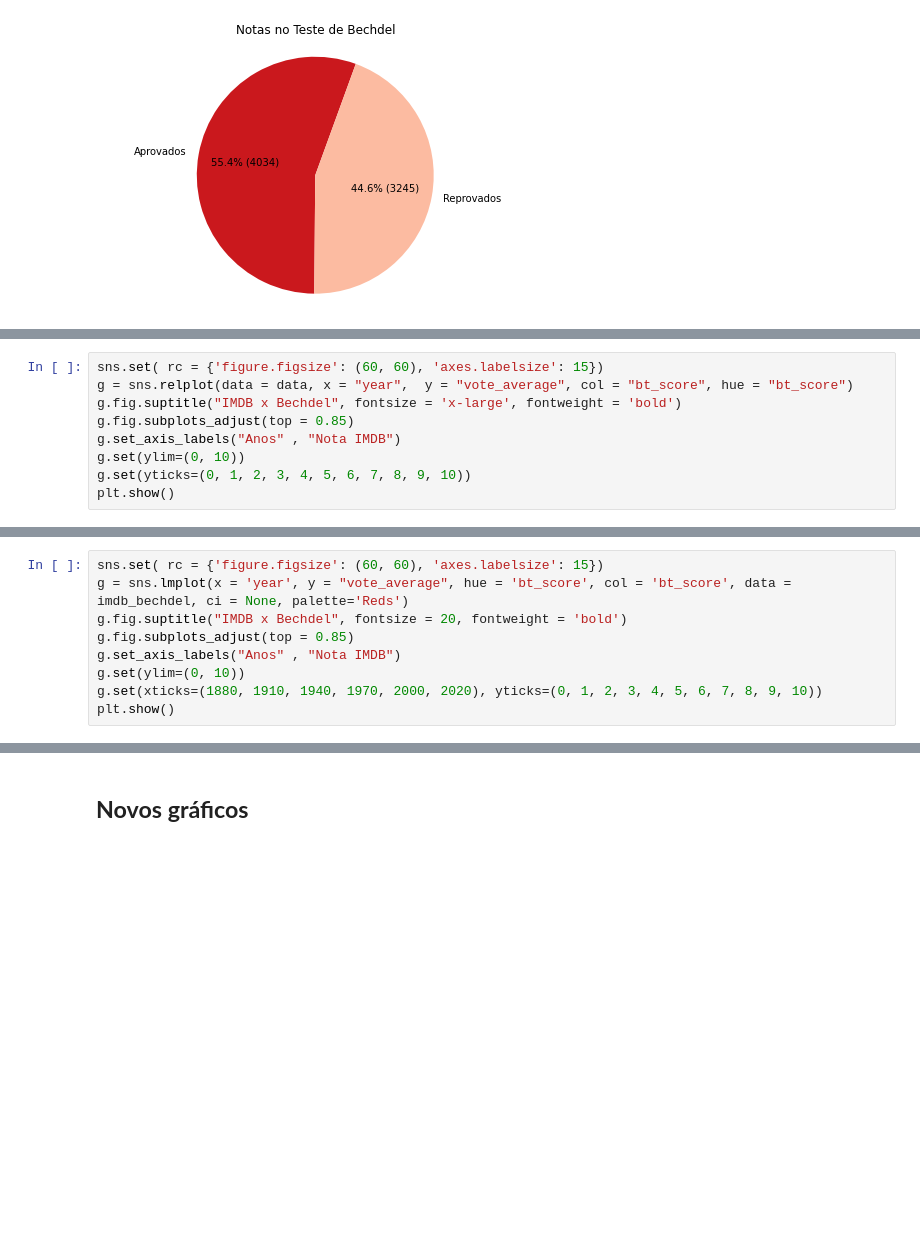
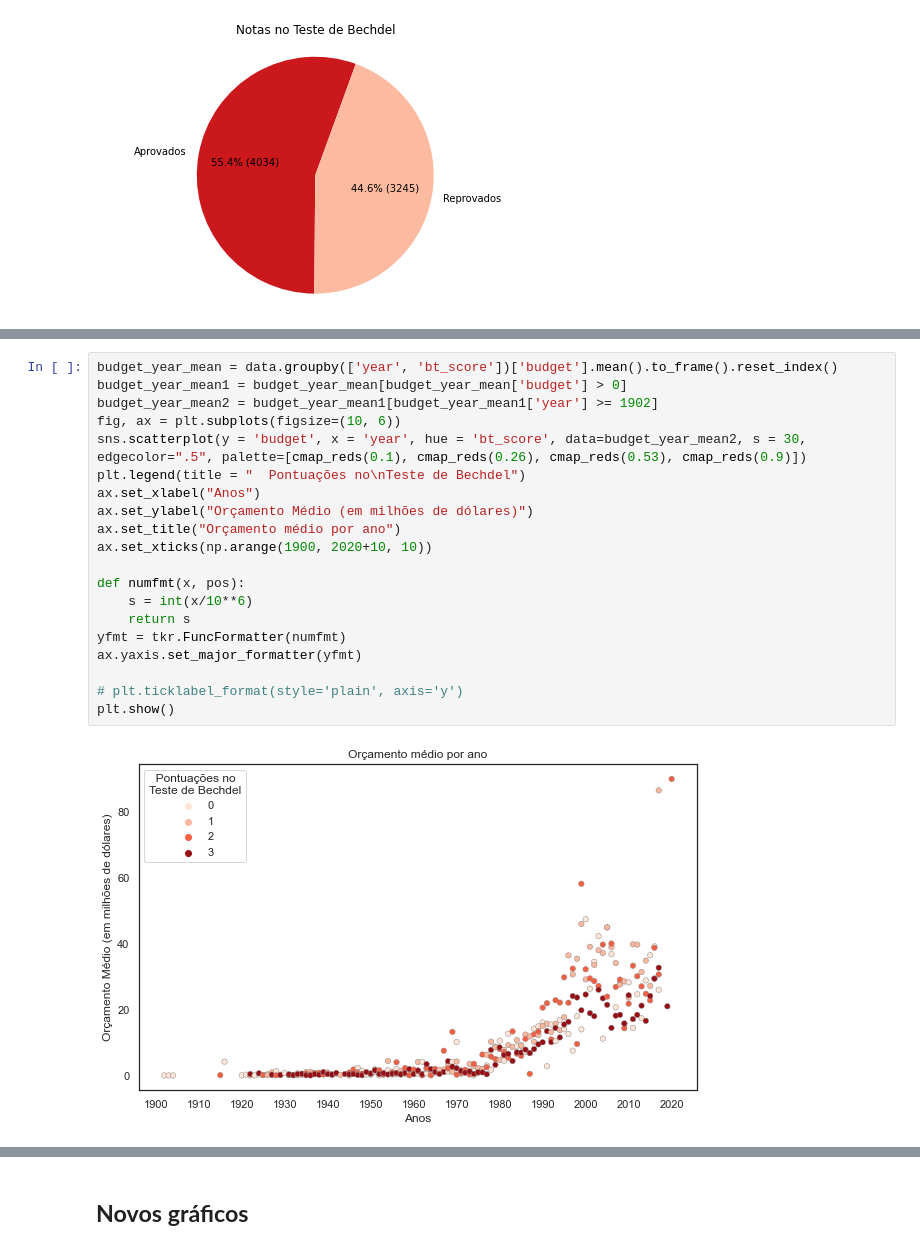
Before and after one commit to vinifm/puc_bechdel, a Jupyter notebook: main.ipynb, the cells around one changed output, grey strips where cells are left out. Drawn from its saved outputs; the diff is of its cells as text; blank space fills up the shorter version.

```diff
--- a/main.ipynb
+++ b/main.ipynb
@@ -331,9 +77,0 @@ plt.show()
-# %%
-sns.set( rc = {'figure.figsize': (60, 60), 'axes.labelsize': 15})
-g = sns.relplot(data = data, x = "year",  y = "vote_average", col = "bt_score", hue = "bt_score")
-g.fig.suptitle("IMDB x Bechdel", fontsize = 'x-large', fontweight = 'bold')
-g.fig.subplots_adjust(top = 0.85)
-g.set_axis_labels("Anos" , "Nota IMDB")
-g.set(ylim=(0, 10))
-g.set(yticks=(0, 1, 2, 3, 4, 5, 6, 7, 8, 9, 10))
-plt.show()
@@ -372,9 +77,0 @@ plt.show()
-# %%
-sns.set( rc = {'figure.figsize': (60, 60), 'axes.labelsize': 15})
-g = sns.lmplot(x = 'year', y = "vote_average", hue = 'bt_score', col = 'bt_score', data = imdb_bechdel, ci = None, palette='Reds')
-g.fig.suptitle("IMDB x Bechdel", fontsize = 20, fontweight = 'bold')
-g.fig.subplots_adjust(top = 0.85)
-g.set_axis_labels("Anos" , "Nota IMDB")
-g.set(ylim=(0, 10))
-g.set(xticks=(1880, 1910, 1940, 1970, 2000, 2020), yticks=(0, 1, 2, 3, 4, 5, 6, 7, 8, 9, 10))
-plt.show()
@@ -458,0 +110,22 @@ for index, year in bechdel_df_ordered['year'].iteritems():
+# %%
+budget_year_mean = data.groupby(['year', 'bt_score'])['budget'].mean().to_frame().reset_index()
+budget_year_mean1 = budget_year_mean[budget_year_mean['budget'] > 0]
+budget_year_mean2 = budget_year_mean1[budget_year_mean1['year'] >= 1902]
+fig, ax = plt.subplots(figsize=(10, 6))
+sns.scatterplot(y = 'budget', x = 'year', hue = 'bt_score', data=budget_year_mean2, s = 30, edgecolor=".5", palette=[cmap_reds(0.1), cmap_reds(0.26), cmap_reds(0.53), cmap_reds(0.9)])
+plt.legend(title = "  Pontuações no\nTeste de Bechdel")
+ax.set_xlabel("Anos")
+ax.set_ylabel("Orçamento Médio (em milhões de dólares)")
+ax.set_title("Orçamento médio por ano")
+ax.set_xticks(np.arange(1900, 2020+10, 10))
+
+def numfmt(x, pos):
+    s = int(x/10**6)
+    return s
+yfmt = tkr.FuncFormatter(numfmt)
+ax.yaxis.set_major_formatter(yfmt)
+
+# plt.ticklabel_format(style='plain', axis='y')
+plt.show()
+# %% [output]
+[figure, added]
```
Also changed, not shown: parts of 77 cells of this notebook.
